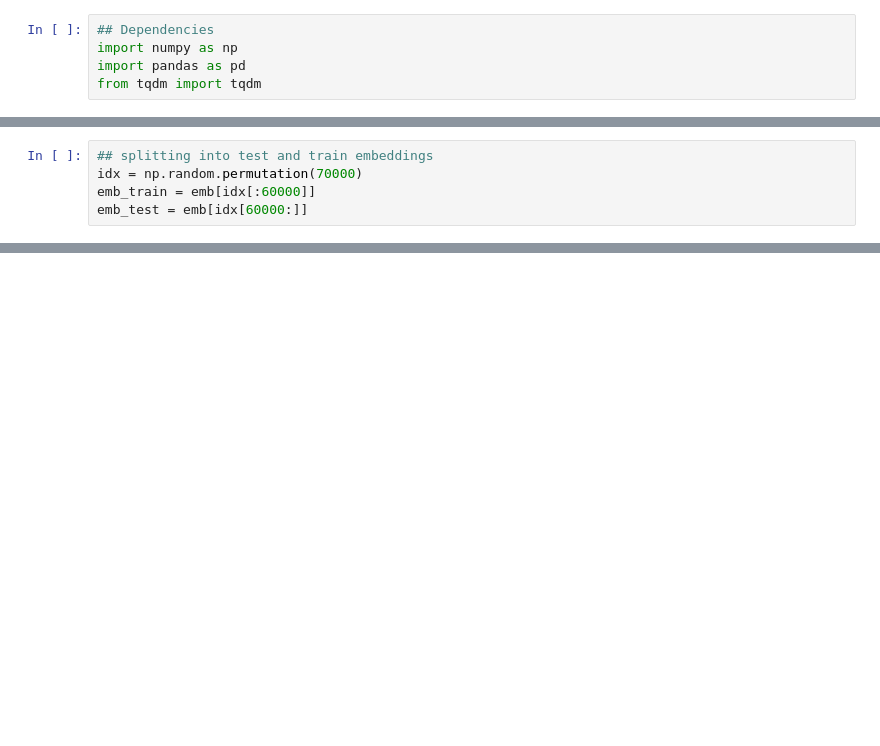
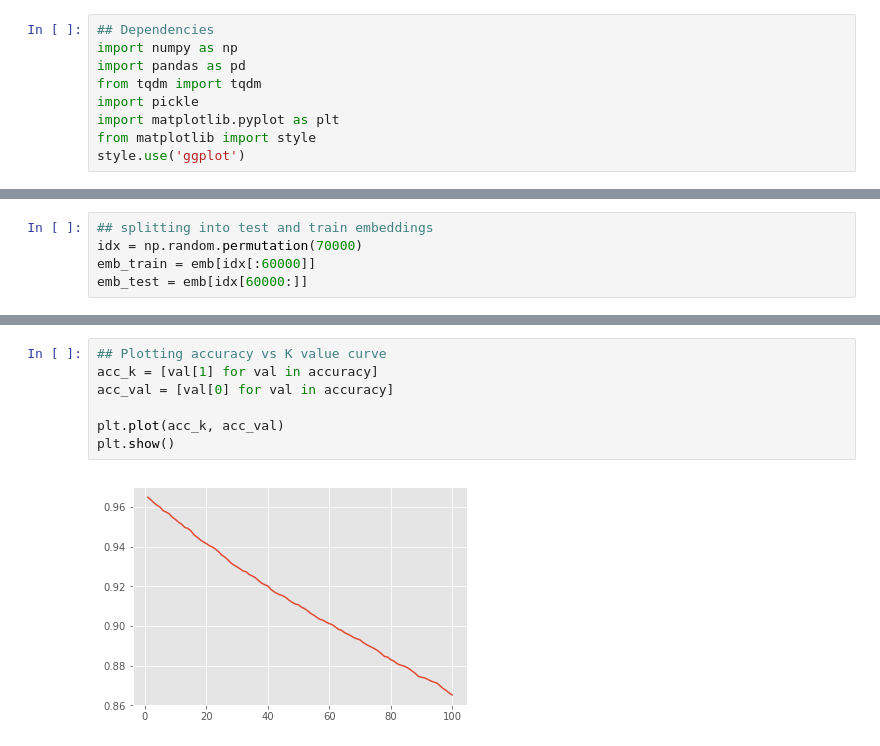
Before and after one commit to ajoseph12/MLDM_Project, a Jupyter notebook: Numerical Method/Numerical Methods.ipynb, the cells around one changed output, grey strips where cells are left out. Cells and saved outputs as stored; diff of their text form; blank space fills up the shorter version.

```diff
--- a/Numerical Method/Numerical Methods.ipynb
+++ b/Numerical Method/Numerical Methods.ipynb
@@ -3,6 +3,10 @@
 import numpy as np
 import pandas as pd
 from tqdm import tqdm
+import pickle
+import matplotlib.pyplot as plt
+from matplotlib import style
+style.use('ggplot')
 # %%
 ## Import the embeddings
 path = 'data/embeddings/embeddings.npy'
@@ -54,0 +94,9 @@ KeyboardInterrupt:
+# %%
+## Plotting accuracy vs K value curve
+acc_k = [val[1] for val in accuracy]
+acc_val = [val[0] for val in accuracy]
+
+plt.plot(acc_k, acc_val)
+plt.show()
+# %% [output]
+[figure, added]
```
Also changed, not shown: parts of 3 cells of this notebook, 1 other file.
